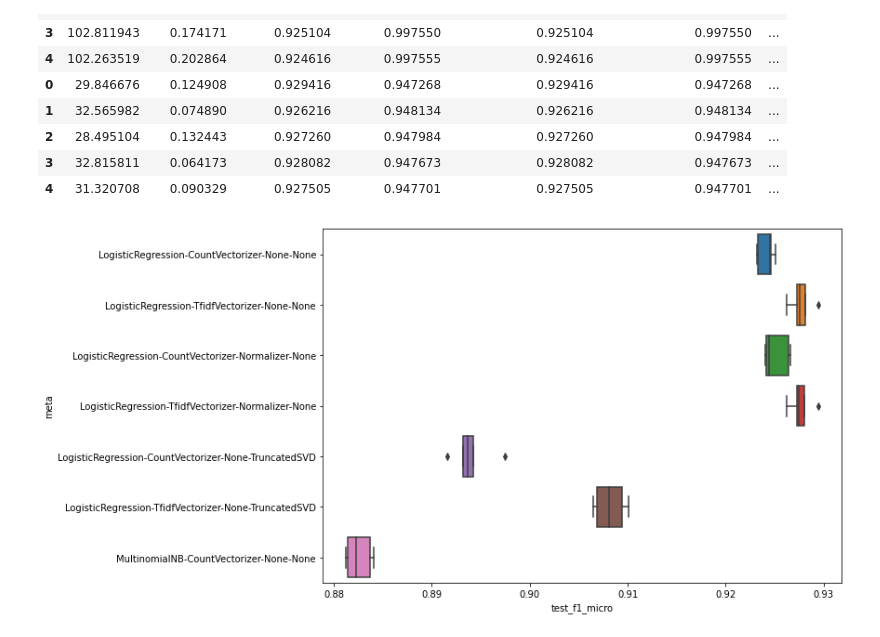
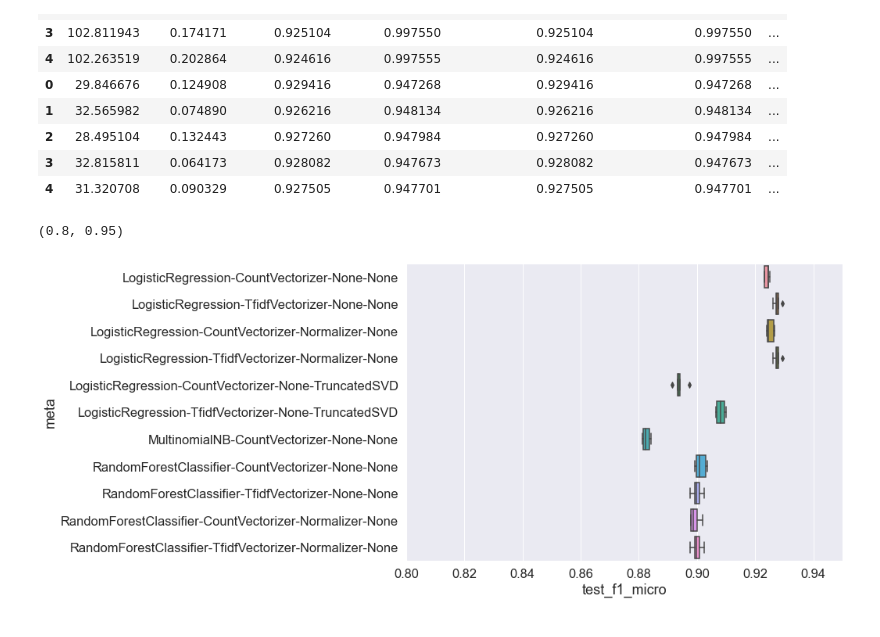
Before and after one commit to akurniawan/ICS5110-final, a Jupyter notebook: 03-Model Experiments Sklearn.ipynb, the cells around one changed output. Drawn from its saved outputs; the diff is of its cells as text; code cells hidden in the pictures.

Commit message:
update font size and limit to images

```diff
--- a/03-Model Experiments Sklearn.ipynb
+++ b/03-Model Experiments Sklearn.ipynb
@@ -224,11 +224,16 @@ analysis_df.head(10)
 | 2 | 28.495104 | 0.132443 | 0.927260 | 0.947984 | 0.927260 | 0.947984 | ... |
 | 3 | 32.815811 | 0.064173 | 0.928082 | 0.947673 | 0.928082 | 0.947673 | ... |
 | 4 | 31.320708 | 0.090329 | 0.927505 | 0.947701 | 0.927505 | 0.947701 | ... |
+# %%
+analysis_df = pd.read_csv("sklearn_performance.csv")
 # %%
+sns.set(font_scale=1.5)
 a4_dims = (10, 7)
 fig, ax = pyplot.subplots(figsize=a4_dims)
 g = sns.boxplot(data=analysis_df, x="test_f1_micro", y="meta")
+g.set_xlim([0.8, 0.95])
 # %% [output]
+(0.8, 0.95)
-[figure, old version]
+[figure, new version]
 # %%
 analysis_df.to_csv("sklearn_performance.csv", index=False)
```
Also changed, not shown: 2 other files.
